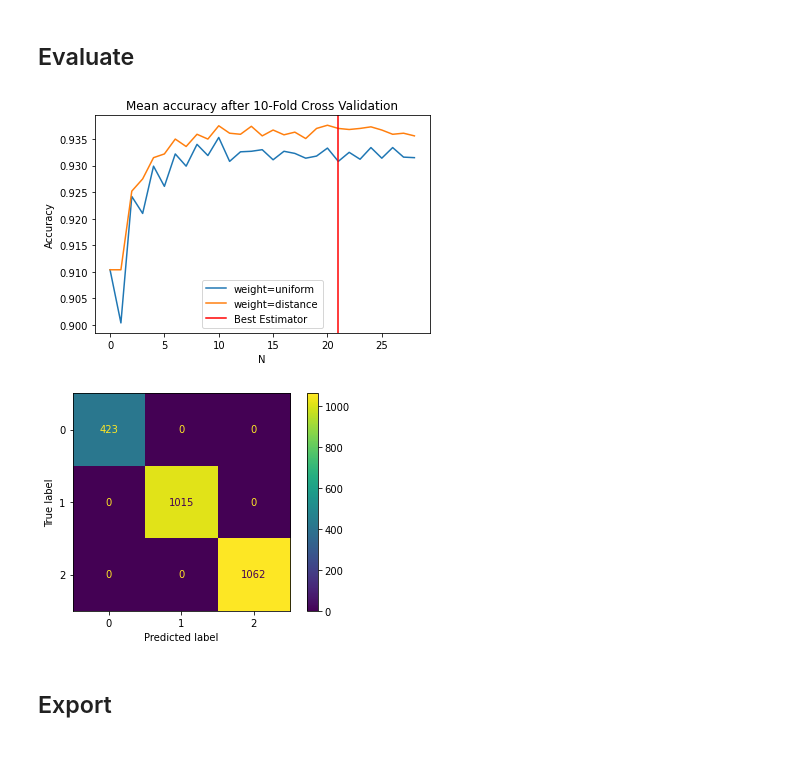
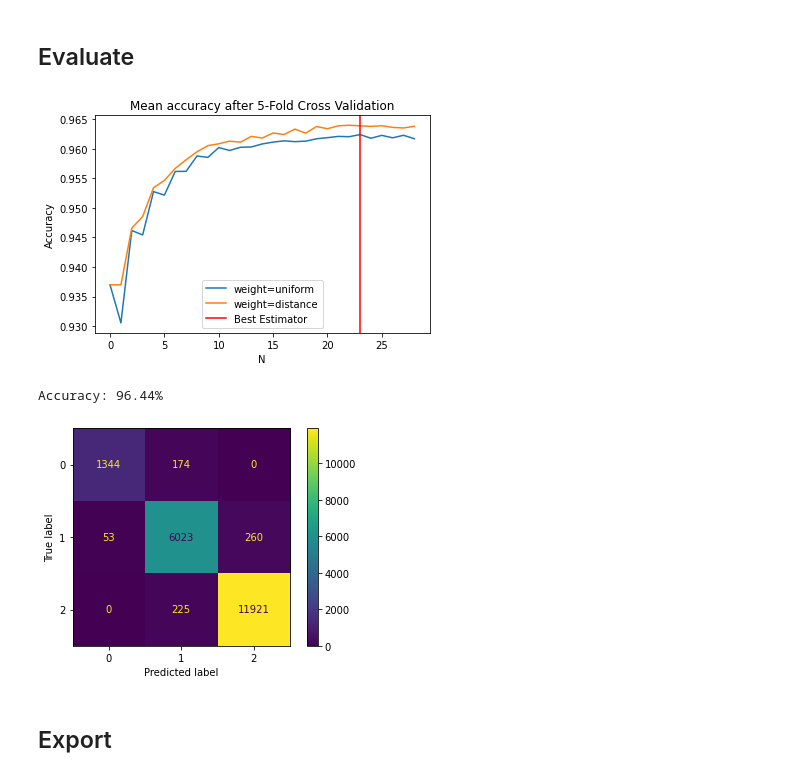
Before and after one commit to Sulasdeli/SecRiskAI, a Jupyter notebook: ml_decision_server/notebooks/cyberattacks_train_evaluate_export_models.ipynb, the cells around one changed output. Cells and saved outputs as stored; diff of their text form; code cells hidden in the pictures.

Commit message:
improve model training

```diff
--- a/ml_decision_server/notebooks/cyberattacks_train_evaluate_export_models.ipynb
+++ b/ml_decision_server/notebooks/cyberattacks_train_evaluate_export_models.ipynb
@@ -60,0 +59,4 @@ data = generate_data(nr_entries = 10000)
+# %%
+#data = generate_data(nr_entries = 10000)
+data = pd.read_csv('./data.csv')
+data.pop('Unnamed: 0')
@@ -110,20 +129,12 @@ data.head()
 from sklearn.preprocessing import StandardScaler, MinMaxScaler
 
 # Used for the scikit models
-#data = pd.read_csv("data.csv")
-data.head()
-X_train, X_test, y_train, y_test = train_test_split(data[features].values, data["Risk"].values, random_state=0)
+X_train, X_test, y_train, y_test = train_test_split(data[features].values, data["Risk"].values, test_size=0.2)
 
 scaler = MinMaxScaler()
 scaler.fit(X_train)
 
-# Normalited Data
-X = data[features]
-Y = data["Risk"]
-X_normalized = scaler.transform(data[features])
-
-
-# Normalized Splitted Data
+# Normalized Splitted X Data
 X_train_normalized = scaler.transform(X_train)
 X_test_normalized = scaler.transform(X_test)
 # %%
@@ -343,9 +337,9 @@ knn_params = {
 }
 
 # Instanciate the Grid for parameter tuning
-knn_grid = GridSearchCV(knn, knn_params, cv=10, scoring='accuracy', n_jobs=-1)
+knn_grid = GridSearchCV(knn, knn_params, cv=5, scoring='accuracy', n_jobs=-1)
 
-knn = knn_grid.fit(X_normalized, Y)
+knn = knn_grid.fit(X_train_normalized, y_train)
 # %%
 pd.DataFrame(knn.cv_results_).head()
 # %% [output]
@@ -379,26 +373,28 @@ Training time KNN Classifier: 0.0075609683990478516s
 # %%
 test_scores_weight_uniform = [ x for ind, x in enumerate(knn.cv_results_['mean_test_score']) if ind % 2 == 0]
 test_scores_weight_distance = [ x for ind, x in enumerate(knn.cv_results_['mean_test_score']) if ind % 2 == 1]
 
 
-plt.title("Mean accuracy after 10-Fold Cross Validation")
+plt.title("Mean accuracy after 5-Fold Cross Validation")
 plt.plot(test_scores_weight_uniform, label='weight=uniform')
 plt.plot(test_scores_weight_distance, label='weight=distance')
 plt.axvline(x=knn.best_params_['n_neighbors'], label='Best Estimator', color='r')
 plt.xlabel("N")
 plt.ylabel("Accuracy")
 plt.legend(loc='best')
 plt.show()
 # %% [output]
-[figure, old version]
+[figure, new version]
 # %%
-#accuracy = knn.score(X_test_normalized, y_test)
-#print('Accuracy: {0:.2%}'.format(accuracy))
+accuracy = knn.score(X_test_normalized, y_test)
+print('Accuracy: {0:.2%}'.format(accuracy))
+# %% [output]
+Accuracy: 96.44%
 # %%
 plot_confusion_matrix(knn, X_test_normalized, y_test)
 plt.show()
 # %% [output]
-[figure, old version]
+[figure, new version]
 # %% [markdown]
 ## Export
 # %%
```
Also changed, not shown: parts of 38 cells of this notebook, 6 other files.
